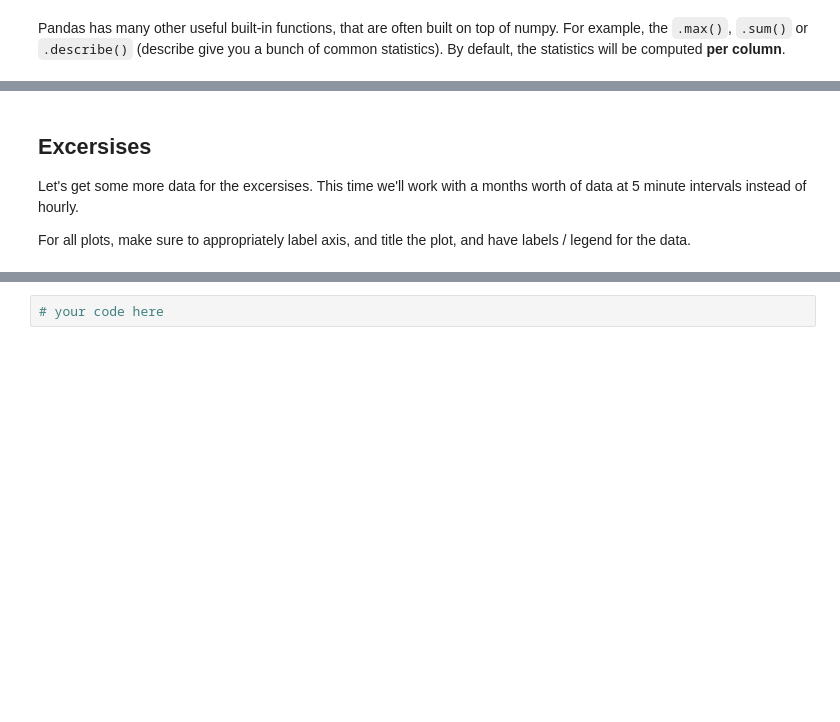
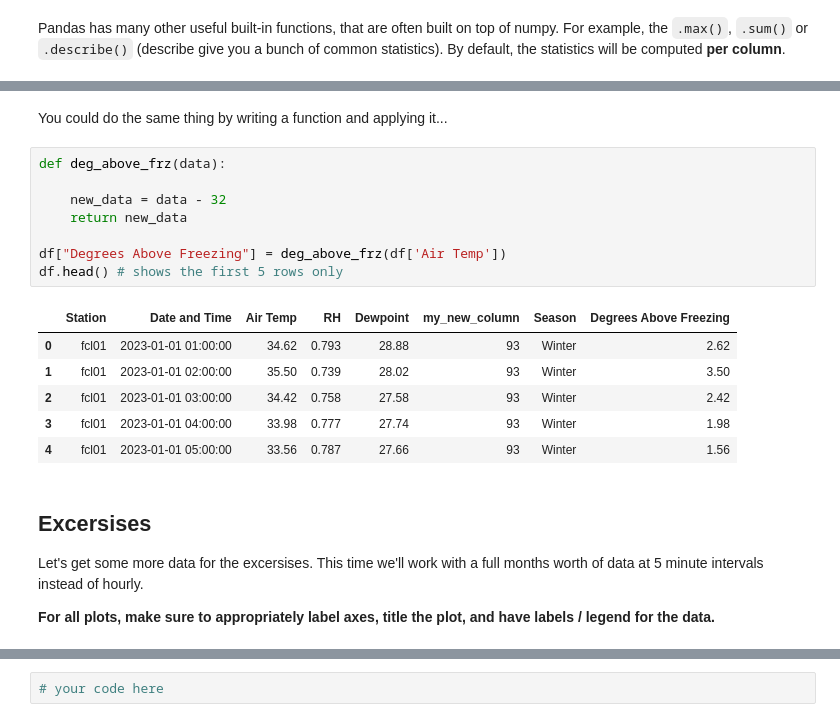
Before and after one commit to charlie-becker/MTR2040, a Jupyter notebook: MTR2040_lab_3.ipynb, the cells around one changed output, grey strips where cells are left out. Saved outputs shown, nothing was run; the diff lists cells and outputs as text; blank space fills up the shorter version.

```diff
--- a/MTR2040_lab_3.ipynb
+++ b/MTR2040_lab_3.ipynb
@@ -373,7 +250,24 @@ df
+# %% [markdown]
+You could do the same thing by writing a function and applying it...
+# %%
+def deg_above_frz(data):
+
+    new_data = data - 32
+    return new_data
+
+df["Degrees Above Freezing"] = deg_above_frz(df['Air Temp'])
+df.head() # shows the first 5 rows only
+# %% [output]
+|  | Station | Date and Time | Air Temp | RH | Dewpoint | my_new_column | Season | Degrees Above Freezing |
+| 0 | fcl01 | 2023-01-01 01:00:00 | 34.62 | 0.793 | 28.88 | 93 | Winter | 2.62 |
+| 1 | fcl01 | 2023-01-01 02:00:00 | 35.50 | 0.739 | 28.02 | 93 | Winter | 3.50 |
+| 2 | fcl01 | 2023-01-01 03:00:00 | 34.42 | 0.758 | 27.58 | 93 | Winter | 2.42 |
+| 3 | fcl01 | 2023-01-01 04:00:00 | 33.98 | 0.777 | 27.74 | 93 | Winter | 1.98 |
+| 4 | fcl01 | 2023-01-01 05:00:00 | 33.56 | 0.787 | 27.66 | 93 | Winter | 1.56 |
 # %% [markdown]
 ## Excersises
 
-Let's get some more data for the excersises. This time we'll work with a months worth of data at 5 minute intervals instead of hourly.
+Let's get some more data for the excersises. This time we'll work with a full months worth of data at 5 minute intervals instead of hourly.
 
-For all plots, make sure to appropriately label axis, and title the plot, and have labels / legend for the data.
+**For all plots, make sure to appropriately label axes, title the plot, and have labels / legend for the data.**
 # %%
```
Also changed, not shown: parts of 51 cells of this notebook.
